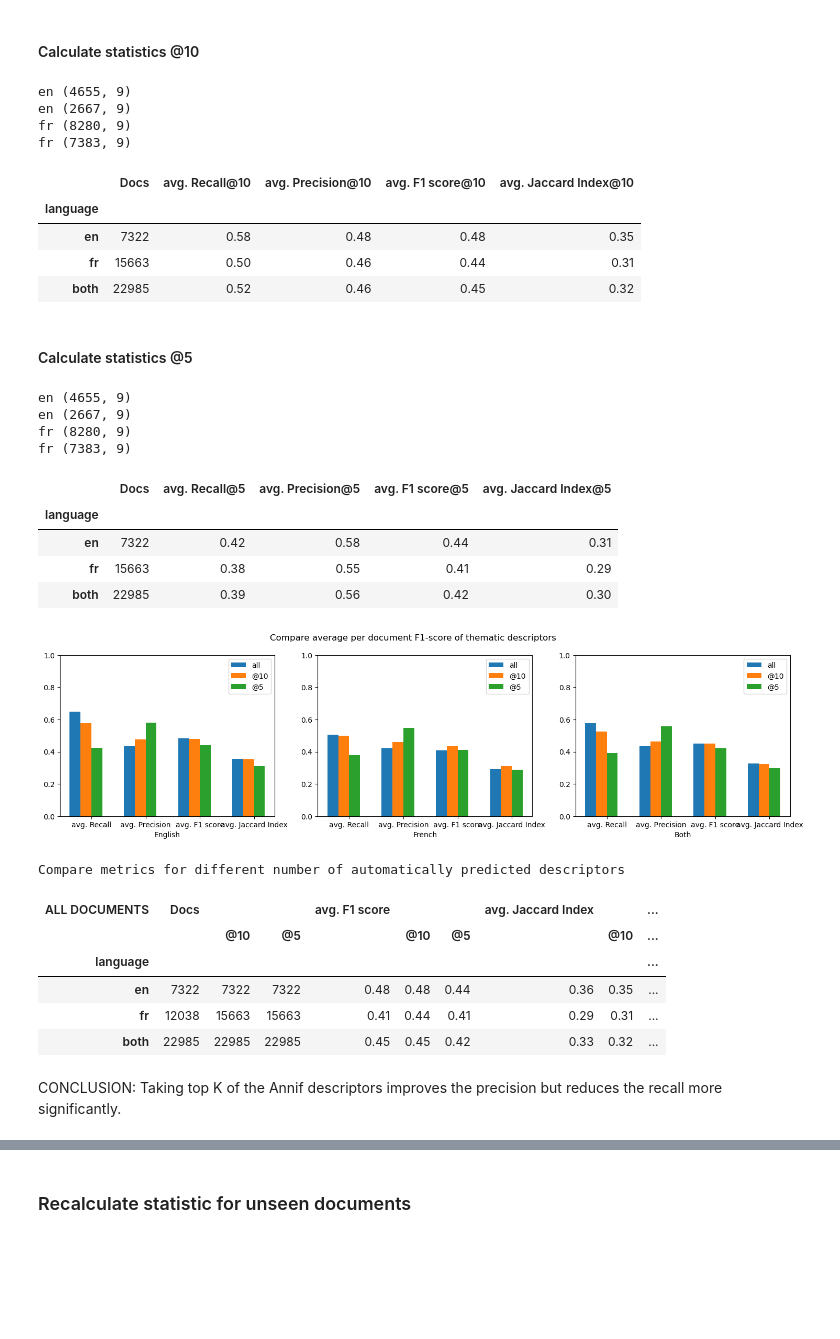
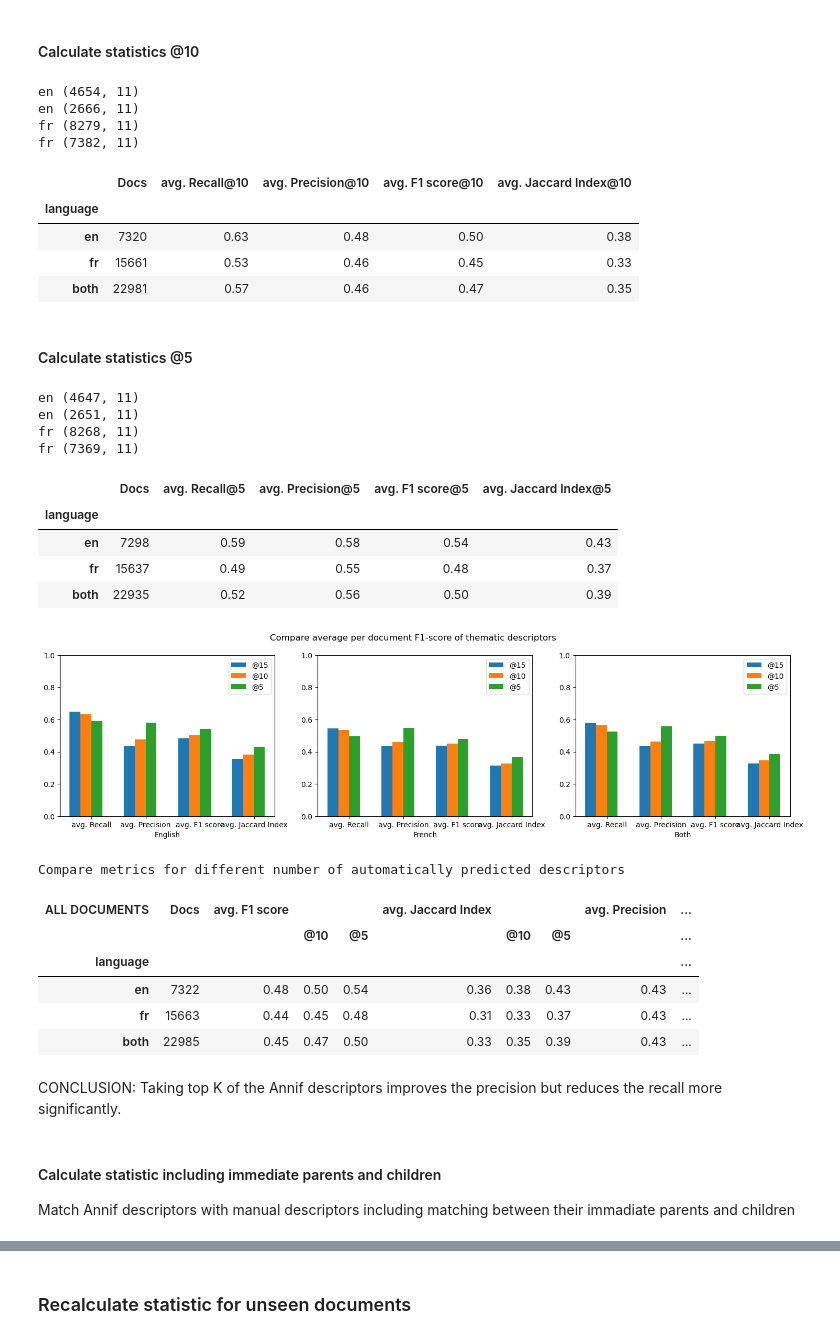
Before and after one commit to issa-project/issa-pipeline, a Jupyter notebook: notebooks/issa-descriptor-analysis.ipynb, the cells around one changed output, grey strips where cells are left out. Saved outputs shown, nothing was run; the diff lists cells and outputs as text; code cells hidden in the pictures; blank space fills up the shorter version.

```diff
--- a/notebooks/issa-descriptor-analysis.ipynb
+++ b/notebooks/issa-descriptor-analysis.ipynb
@@ -313,7 +468,7 @@ display(df_summary)
 # %%
 pd.options.display.float_format = '{:,.2f}'.format
 df_metrics_all = {'en' : pd.concat([df_metrics_art['en'], df_metrics_non_art['en']]),
-                  'fr' : pd.concat([df_metrics_art['en'], df_metrics_non_art['fr']]),
+                  'fr' : pd.concat([df_metrics_art['fr'], df_metrics_non_art['fr']]),
                   'both': pd.concat([df_metrics_art['both'], df_metrics_non_art['both']])}
 
 df_summary = summary_dataframe(df_metrics_all, title='ALL DOCUMENTS')
@@ -329,7 +484,7 @@ fig = plt.figure(figsize=(12, 4))
 fig.suptitle('Distribution of per article F1-score of thematic descriptors')
 
 for i, df_f1 in enumerate(df_metrics_art.values()):
-    show_hist(plt, i, df_f1, 'F1', list(df_metrics_art.keys())[i], hist_color='orchid')
+    show_hist(plt, i, df_f1, 'JaccardIndex', list(df_metrics_art.keys())[i], hist_color='orchid')
 #show_hist(plt, i+1, pd.concat(df_metrics.values() ), 'F1', hist_color='orchid')
 
 plt.show()
@@ -371,12 +526,12 @@ plt.show()
 # %%
 pd.options.display.float_format = '{:,.2f}'.format
 
-topK = 11
+topK = 10
 df_metrics_at10 = {}
 
 for lang in ['en', 'fr']:
-    df_metrics_at10[lang] = pd.concat([query_metrics(lang, broader=(0,0), topK=topK),
-                                       query_metrics(lang, broader=(0,0), topK=topK, articles=False)] )
+    df_metrics_at10[lang] = pd.concat([query_metrics(lang, topK_annif=topK),
+                                       query_metrics(lang, topK_annif= topK, articles=False)] )
 
 df_metrics_at10['both'] = pd.concat(df_metrics_at10.values() )
 
@@ -384,24 +539,24 @@ df_summary_at10 = summary_dataframe(df_metrics_at10, col_suffix='@10')
 
 df_summary_at10.head()
 # %% [output]
-en (4655, 9)
-en (2667, 9)
-fr (8280, 9)
-fr (7383, 9)
+en (4654, 11)
+en (2666, 11)
+fr (8279, 11)
+fr (7382, 11)
 |  | Docs | avg. Recall@10 | avg. Precision@10 | avg. F1 score@10 | avg. Jaccard Index@10 |
 | language |  |  |  |  |  |
-| en | 7322 | 0.58 | 0.48 | 0.48 | 0.35 |
-| fr | 15663 | 0.50 | 0.46 | 0.44 | 0.31 |
-| both | 22985 | 0.52 | 0.46 | 0.45 | 0.32 |
+| en | 7320 | 0.63 | 0.48 | 0.50 | 0.38 |
+| fr | 15661 | 0.53 | 0.46 | 0.45 | 0.33 |
+| both | 22981 | 0.57 | 0.46 | 0.47 | 0.35 |
 # %% [markdown]
 #### Calculate statistics @5
 # %%
-topK = 6
+topK = 5
 df_metrics_at5 = {}
 
 for lang in ['en', 'fr']:
-    df_metrics_at5[lang] = pd.concat([query_metrics(lang, broader=(0,0), topK=topK),
-                                      query_metrics(lang, broader=(0,0), topK=topK, articles=False)] )
+    df_metrics_at5[lang] = pd.concat([query_metrics(lang, topK_annif=topK),
+                                      query_metrics(lang, topK_annif=topK, articles=False)] )
 
 df_metrics_at5['both'] = pd.concat(df_metrics_at5.values() )
 
@@ -410,42 +565,42 @@ df_summary_at5 = summary_dataframe(df_metrics_at5, col_suffix='@5')
 pd.options.display.float_format = '{:,.2f}'.format
 df_summary_at5.head()
 # %% [output]
-en (4655, 9)
-en (2667, 9)
-fr (8280, 9)
-fr (7383, 9)
+en (4647, 11)
+en (2651, 11)
+fr (8268, 11)
+fr (7369, 11)
 |  | Docs | avg. Recall@5 | avg. Precision@5 | avg. F1 score@5 | avg. Jaccard Index@5 |
 | language |  |  |  |  |  |
-| en | 7322 | 0.42 | 0.58 | 0.44 | 0.31 |
-| fr | 15663 | 0.38 | 0.55 | 0.41 | 0.29 |
-| both | 22985 | 0.39 | 0.56 | 0.42 | 0.30 |
+| en | 7298 | 0.59 | 0.58 | 0.54 | 0.43 |
+| fr | 15637 | 0.49 | 0.55 | 0.48 | 0.37 |
+| both | 22935 | 0.52 | 0.56 | 0.50 | 0.39 |
 # %%
 fig = plt.figure(figsize=(18, 4))
 fig.suptitle('Compare average per document F1-score of thematic descriptors')
 
 def _compare_metrics_plot(i , row_num):
     metrics_labels = ['avg. Recall', 'avg. Precision', 'avg. F1 score', 'avg. Jaccard Index']
 
     x = np.arange(len(metrics_labels))  # the label locations
     width = 0.20  # the width of the bars
 
     plt.subplot(1 , 3, i+1)
 
-    plt.bar(x - width/2*3, df_summary.iloc[row_num,1:],      width=width, label='all')
+    plt.bar(x - width/2*3, df_summary.iloc[row_num,1:],      width=width, label='@15')
     plt.bar(x - width/2,   df_summary_at10.iloc[row_num,1:], width=width, label='@10')
     plt.bar(x + width/2,   df_summary_at5.iloc[row_num,1:],  width=width, label='@5')
     plt.xticks(x, metrics_labels)
     plt.xlabel (['English', 'French', 'Both'][i])
     plt.ylim(0, 1)
     plt.legend(loc='upper right')
 
 _compare_metrics_plot(0, 0)
 _compare_metrics_plot(1, 1)
 _compare_metrics_plot(2, 2)
 
 plt.show()
 # %% [output]
-[figure, old version]
+[figure, new version]
 # %%
 table_style = [{"selector": "", "props": [("border", "3px solid lightblue !important")]},
                {"selector": "td", "props": [("border", "1px solid grey !important")]},
@@ -454,7 +609,8 @@ table_style = [{"selector": "", "props": [("border", "3px solid lightblue !impor
 pd.concat([df_summary.transpose(), df_summary_at10.transpose(), df_summary_at5.transpose()], axis=0) \
      .sort_index() \
      .set_index(pd.MultiIndex.from_product([df_summary.columns.sort_values(), ['', '@10', '@5']])) \
-          .round(2) \
+     .drop(('Docs', '@10') , axis=0).drop(('Docs', '@5') , axis=0)\
+     .round(2) \
      .transpose() \
      .style.set_table_styles(table_style) \
      .format(precision=2) \
@@ -465,11 +621,14 @@ pd.concat([df_summary.transpose(), df_summary_at10.transpose(), df_summary_at5.t
      .highlight_max(subset='avg. Recall', color='lightblue', axis=1)
 # %% [output]
 Compare metrics for different number of automatically predicted descriptors
-| ALL DOCUMENTS | Docs |  |  | avg. F1 score |  |  | avg. Jaccard Index |  | ... |
-|  |  | @10 | @5 |  | @10 | @5 |  | @10 | ... |
+| ALL DOCUMENTS | Docs | avg. F1 score |  |  | avg. Jaccard Index |  |  | avg. Precision | ... |
+|  |  |  | @10 | @5 |  | @10 | @5 |  | ... |
 | language |  |  |  |  |  |  |  |  | ... |
-| en | 7322 | 7322 | 7322 | 0.48 | 0.48 | 0.44 | 0.36 | 0.35 | ... |
-| fr | 12038 | 15663 | 15663 | 0.41 | 0.44 | 0.41 | 0.29 | 0.31 | ... |
-| both | 22985 | 22985 | 22985 | 0.45 | 0.45 | 0.42 | 0.33 | 0.32 | ... |
+| en | 7322 | 0.48 | 0.50 | 0.54 | 0.36 | 0.38 | 0.43 | 0.43 | ... |
+| fr | 15663 | 0.44 | 0.45 | 0.48 | 0.31 | 0.33 | 0.37 | 0.43 | ... |
+| both | 22985 | 0.45 | 0.47 | 0.50 | 0.33 | 0.35 | 0.39 | 0.43 | ... |
 # %% [markdown]
 CONCLUSION: Taking top K of the Annif descriptors improves the precision but reduces the recall more significantly.
+# %% [markdown]
+#### Calculate statistic including immediate parents and children
+Match Annif descriptors with manual descriptors including matching between their immadiate parents and children
```
Also changed, not shown: parts of 30 cells of this notebook.
